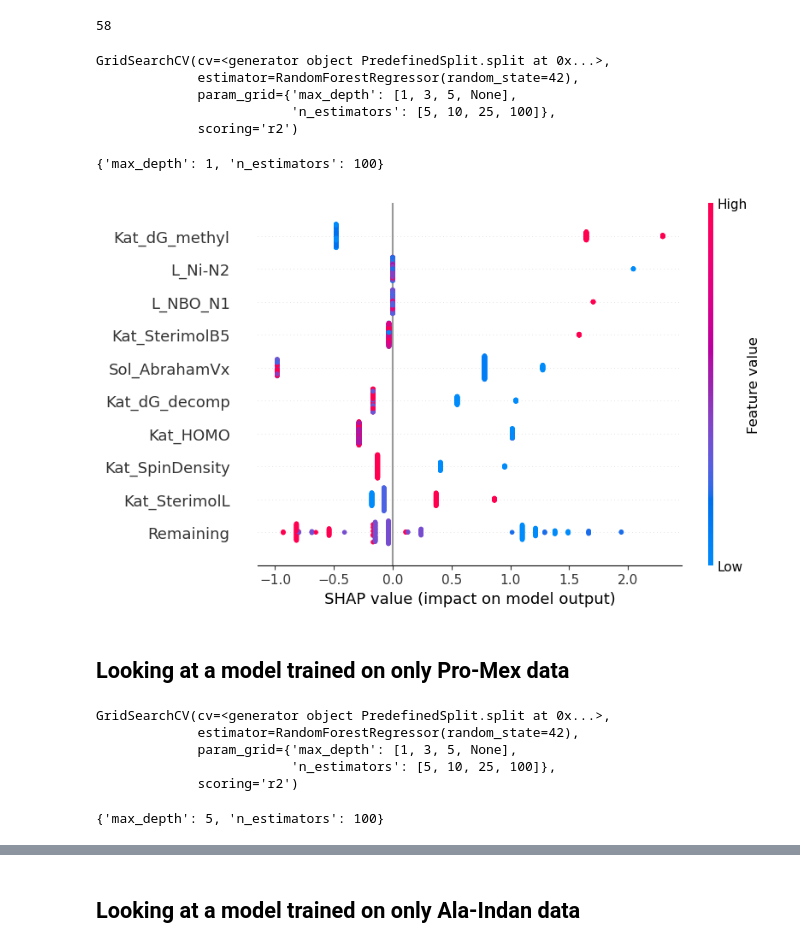
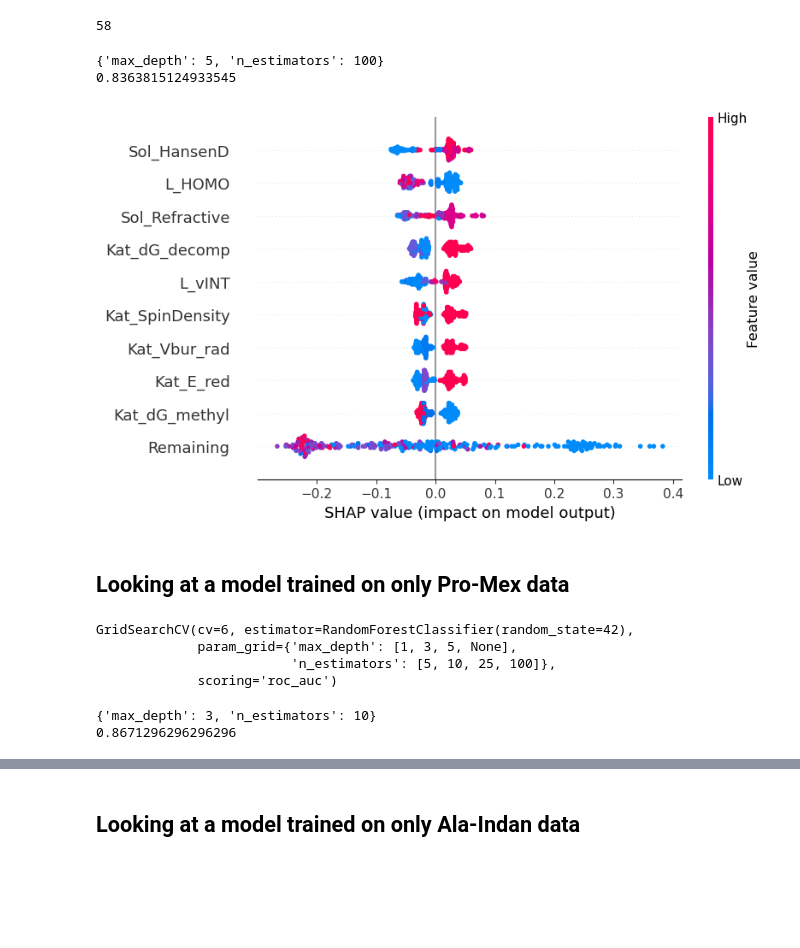
Before and after one commit to cernak-lab/ATL_EXP, a Jupyter notebook: shap_analysis.ipynb, the cells around one changed output, grey strips where cells are left out. Cells and saved outputs as stored; diff of their text form; code cells hidden in the pictures; blank space fills up the shorter version.

Commit message:
SHAP analysis

```diff
--- a/shap_analysis.ipynb
+++ b/shap_analysis.ipynb
@@ -68,25 +103,21 @@ folds = [np.where(np.all(row == subs_pairs, axis=1))[0][0] for row in X_id[:, :2
 ps = PredefinedSplit(folds)
 
 # Train a model
-rfr = RandomForestRegressor(random_state=42)
+rfc = RandomForestClassifier(random_state=42)
 param_grid = {
     "n_estimators":[5, 10, 25, 100],
     "max_depth":[1, 3, 5, None]
 }
 gcv = GridSearchCV(
-    rfr,
+    rfc,
     param_grid=param_grid,
-    scoring="r2",
+    scoring="roc_auc",
     cv = ps.split()
 )
-gcv.fit(X_desc, y)
+gcv.fit(X_desc, y_class)
+
+print(gcv.best_params_)
+print(gcv.best_score_)
 # %% [output]
-GridSearchCV(cv=<generator object PredefinedSplit.split at 0x...>,
-             estimator=RandomForestRegressor(random_state=42),
-             param_grid={'max_depth': [1, 3, 5, None],
-                         'n_estimators': [5, 10, 25, 100]},
-             scoring='r2')
+{'max_depth': 5, 'n_estimators': 100}
+0.8363815124933545
-# %%
-gcv.best_params_
-# %% [output]
-{'max_depth': 1, 'n_estimators': 100}
@@ -96,18 +124,22 @@ shap_values = explainer(X_desc)
 # %%
-ax = shap.plots.beeswarm(shap_values, order=shap_values.abs.max(0), show=False) #group_remaining_features=False,
+def f(x) :
+    return gcv.best_estimator_.predict_proba(x)[:, 1]
+explainer = shap.Explainer(f, X_desc)
+shap_values = explainer(X_desc)
+ax = shap.plots.beeswarm(shap_values, show=False) #group_remaining_features=False,  order=shap_values[:, :, 1].abs.max(0),
 ytl = [x.get_text() for x in ax.get_yticklabels()]
 updated_ytl = ["Remaining"] +[desc_names[int(x.split()[-1])] for x in ytl[1:]]
 ax.set_yticklabels(updated_ytl)
-plt.savefig("FigureS20.svg", format="svg", dpi=300)
+plt.savefig("FigureS19.svg", format="svg", dpi=300)
 plt.show()
 # %% [output]
-[figure, old version]
+[figure, new version]
 # %% [markdown]
 ## Looking at a model trained on only Pro-Mex data
 # %%
 X_desc_promex = X_desc_list[-1]
 X_id_promex = X_id_list[-1]
-y_promex =  y_list[-1]
+y_promex =  y_class[-72:]
 
 # Defining CV-folds by additives
 additive_pairs = np.unique(X_id[:, -3:-1], axis=0)
@@ -115,7 +147,7 @@ folds = [np.where(np.all(row == additive_pairs, axis=1))[0][0] for row in X_id_p
 ps = PredefinedSplit(folds)
 
 # Train a model
-rfr = RandomForestRegressor(random_state=42)
+rfr = RandomForestClassifier(random_state=42)
 param_grid = {
     "n_estimators":[5, 10, 25, 100],
     "max_depth":[1, 3, 5, None]
@@ -123,17 +155,12 @@ param_grid = {
 gcv = GridSearchCV(
     rfr,
     param_grid=param_grid,
-    scoring="r2",
-    cv = ps.split()
+    scoring="roc_auc",
+    cv = 6
 )
 gcv.fit(X_desc_promex, y_promex)
 # %% [output]
-GridSearchCV(cv=<generator object PredefinedSplit.split at 0x...>,
-             estimator=RandomForestRegressor(random_state=42),
+GridSearchCV(cv=6, estimator=RandomForestClassifier(random_state=42),
              param_grid={'max_depth': [1, 3, 5, None],
                          'n_estimators': [5, 10, 25, 100]},
-             scoring='r2')
+             scoring='roc_auc')
-# %%
-gcv.best_params_
-# %% [output]
-{'max_depth': 5, 'n_estimators': 100}
@@ -143 +167,7 @@ shap_values = explainer(X_desc_promex)
+# %%
+print(gcv.best_params_)
+print(gcv.best_score_)
+# %% [output]
+{'max_depth': 3, 'n_estimators': 10}
+0.8671296296296296
 # %%
```
Also changed, not shown: parts of 8 cells of this notebook.
